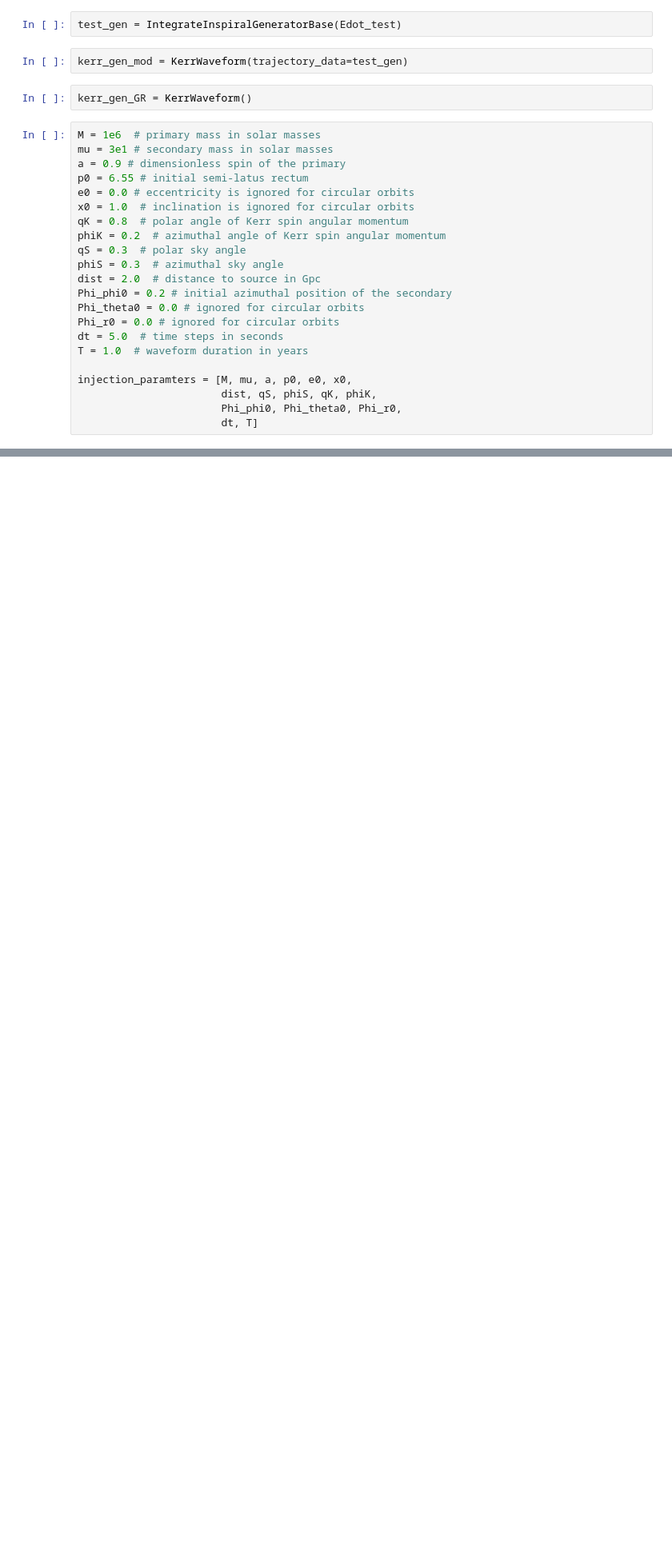
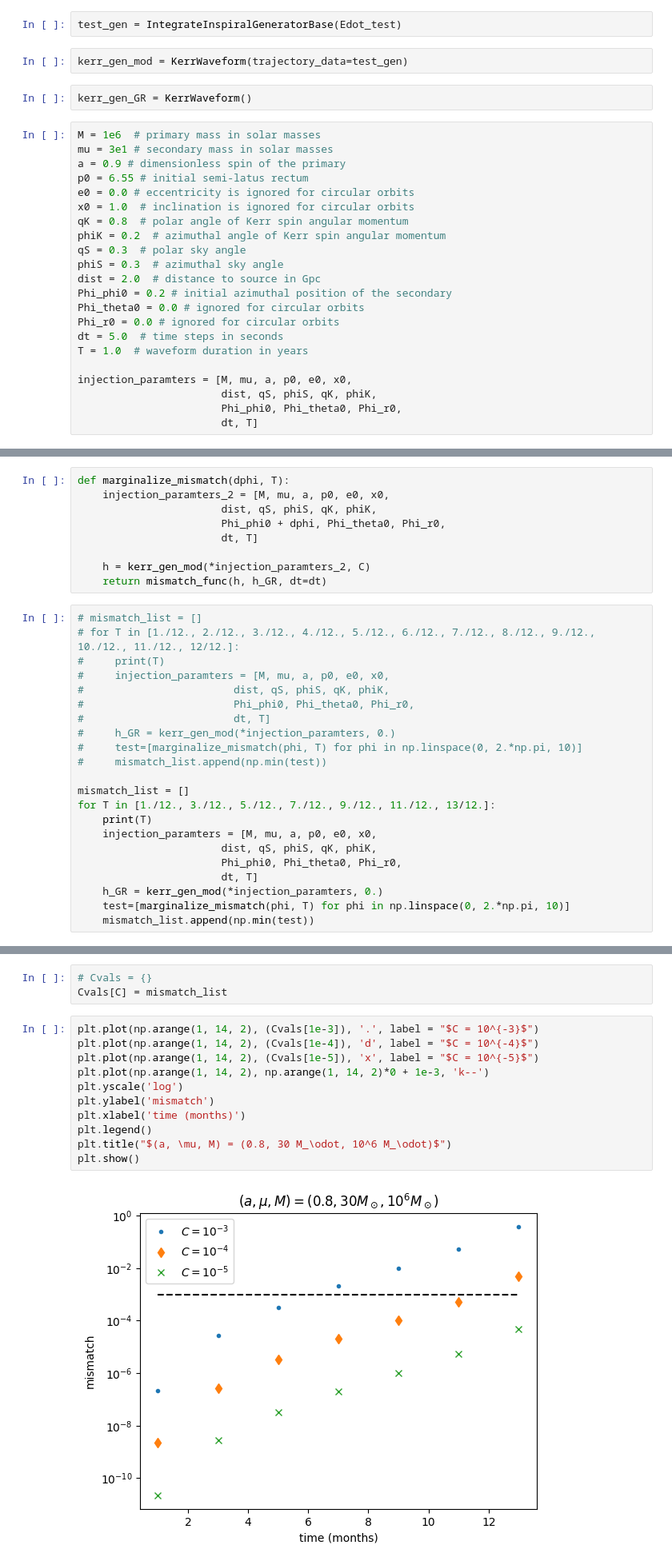
Before and after one commit to znasipak/bhpwave, a Jupyter notebook: integration_example.ipynb, the cells around one changed output, grey strips where cells are left out. Shown at 80% size. Drawn from its saved outputs; the diff is of its cells as text; blank space fills up the shorter version.

```diff
--- a/integration_example.ipynb
+++ b/integration_example.ipynb
@@ -56,0 +136,31 @@ plt.show()
+# %%
+def marginalize_mismatch(dphi, T):
+    injection_paramters_2 = [M, mu, a, p0, e0, x0,
+                       dist, qS, phiS, qK, phiK,
+                       Phi_phi0 + dphi, Phi_theta0, Phi_r0,
+                       dt, T]
+
+    h = kerr_gen_mod(*injection_paramters_2, C)
+    return mismatch_func(h, h_GR, dt=dt)
+# %%
+# mismatch_list = []
+# for T in [1./12., 2./12., 3./12., 4./12., 5./12., 6./12., 7./12., 8./12., 9./12., 10./12., 11./12., 12/12.]:
+#     print(T)
+#     injection_paramters = [M, mu, a, p0, e0, x0,
+#                        dist, qS, phiS, qK, phiK,
+#                        Phi_phi0, Phi_theta0, Phi_r0,
+#                        dt, T]
+#     h_GR = kerr_gen_mod(*injection_paramters, 0.)
+#     test=[marginalize_mismatch(phi, T) for phi in np.linspace(0, 2.*np.pi, 10)]
+#     mismatch_list.append(np.min(test))
+
+mismatch_list = []
+for T in [1./12., 3./12., 5./12., 7./12., 9./12., 11./12., 13/12.]:
+    print(T)
+    injection_paramters = [M, mu, a, p0, e0, x0,
+                       dist, qS, phiS, qK, phiK,
+                       Phi_phi0, Phi_theta0, Phi_r0,
+                       dt, T]
+    h_GR = kerr_gen_mod(*injection_paramters, 0.)
+    test=[marginalize_mismatch(phi, T) for phi in np.linspace(0, 2.*np.pi, 10)]
+    mismatch_list.append(np.min(test))
@@ -56,0 +175,16 @@ plt.show()
+# %%
+# Cvals = {}
+Cvals[C] = mismatch_list
+# %%
+plt.plot(np.arange(1, 14, 2), (Cvals[1e-3]), '.', label = "$C = 10^{-3}$")
+plt.plot(np.arange(1, 14, 2), (Cvals[1e-4]), 'd', label = "$C = 10^{-4}$")
+plt.plot(np.arange(1, 14, 2), (Cvals[1e-5]), 'x', label = "$C = 10^{-5}$")
+plt.plot(np.arange(1, 14, 2), np.arange(1, 14, 2)*0 + 1e-3, 'k--')
+plt.yscale('log')
+plt.ylabel('mismatch')
+plt.xlabel('time (months)')
+plt.legend()
+plt.title("$(a, \mu, M) = (0.8, 30 M_\odot, 10^6 M_\odot)$")
+plt.show()
+# %% [output]
+[figure, added]
```
Also changed, not shown: parts of 15 cells of this notebook, 5 other files.
